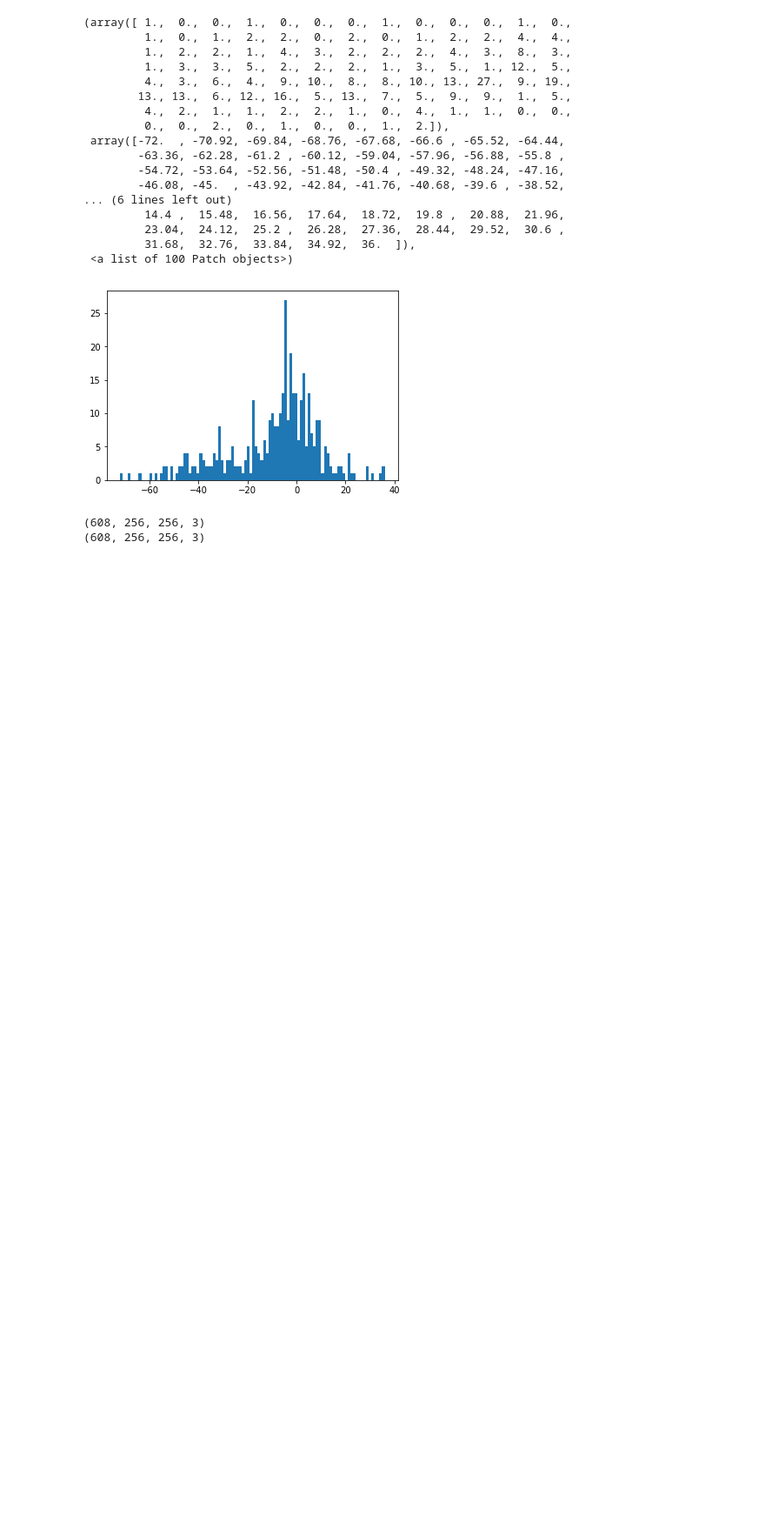
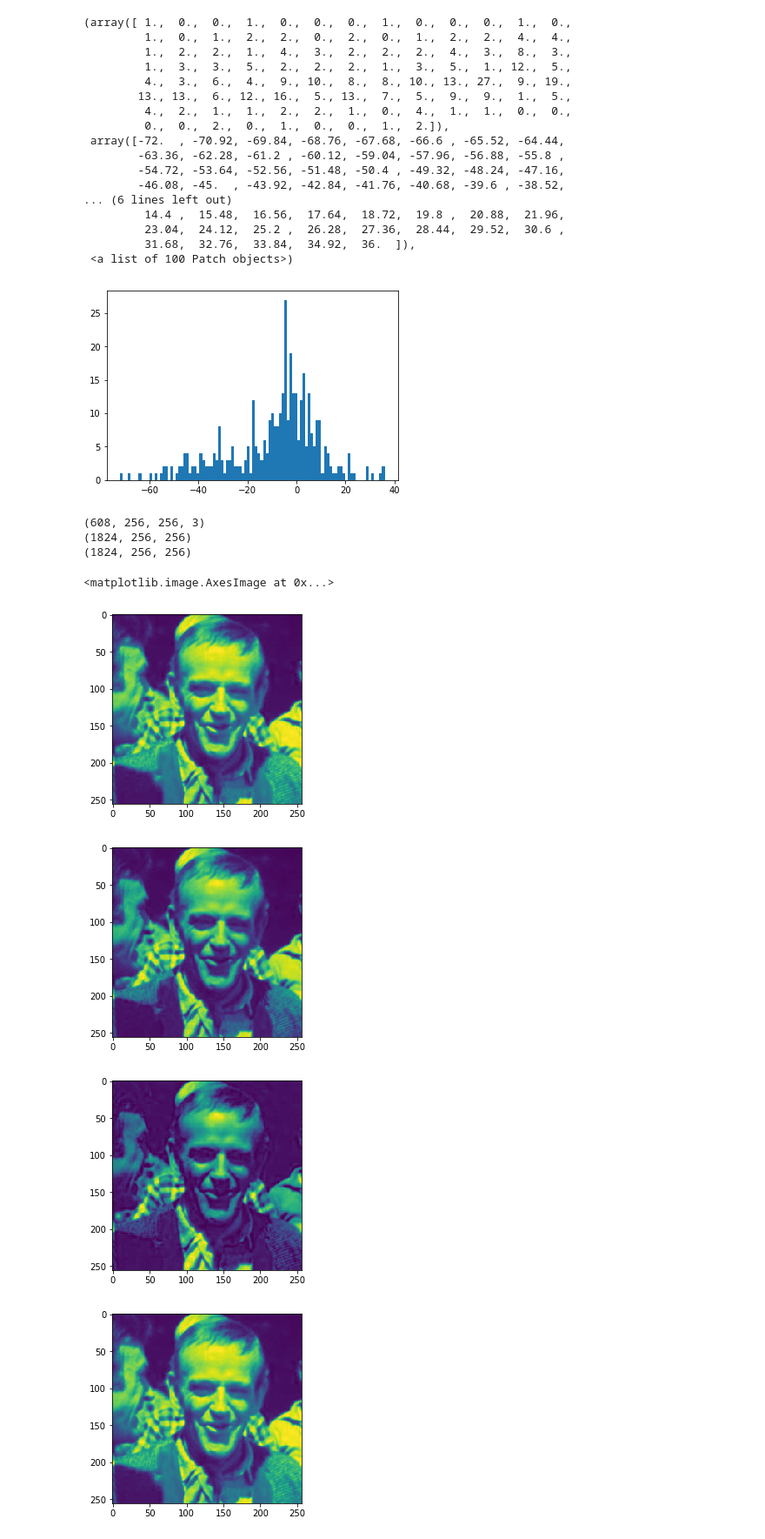
Before and after one commit to Carni7vore/age_group, a Jupyter notebook: final_project.ipynb, the cells around one changed output. Shown: that part at 87% size. Drawn from its saved outputs; the diff is of its cells as text; code cells hidden in the pictures; blank space fills up the shorter version.

```diff
--- a/final_project.ipynb
+++ b/final_project.ipynb
@@ -126,9 +127,44 @@ plt.hist(diff,bins=100)
 # %%
 input_img= np.array(images)
 print(input_img.shape)
-#input_img=input_img.reshape(-1,256,256)
-fft_image= fftpack.dct(images)
+in_r=input_img[:,:,:,0].reshape(-1,256,256)
+in_g=input_img[:,:,:,1].reshape(-1,256,256)
+in_b=input_img[:,:,:,2].reshape(-1,256,256)
+# input_imgs=[in_r,in_g,in_b]
+input_img= np.concatenate((in_r,in_g,in_b),axis=0)
+# input_img=input_img.reshape(-1,256,256)
+fft_image= fftpack.dct(input_img)
+print(input_img.shape)
 print(fft_image.shape)
 # %% [output]
 (608, 256, 256, 3)
-(608, 256, 256, 3)
+(1824, 256, 256)
+(1824, 256, 256)
+# %%
+img1= images[0]
+plt.figure()
+plt.imshow(img1[:,:,0])
+plt.figure()
+plt.imshow(img1[:,:,1])
+plt.figure()
+plt.imshow(img1[:,:,2])
+plt.figure()
+plt.imshow(input_img[0,:,:])
+plt.figure()
+plt.imshow(input_img[1,:,:])
+plt.figure()
+plt.imshow(input_img[2,:,:])
+# plt.imshow(fft_image[0])
+#outfile = TemporaryFile()
+# print(fft_image[0,:,:])
+#np.savez(outfile, fft_image[0,:,:,:])
+# img0= fft_image[0,:,0:6].reshape(256,6)
+#plt.matshow(img0)
+# plt.colorbar()
+# plt.show()
+# %% [output]
+<matplotlib.image.AxesImage at 0x...>
+[figure, added]
+[figure, added]
+[figure, added]
+[figure, added]
```
Also changed, not shown: parts of 9 cells of this notebook.
